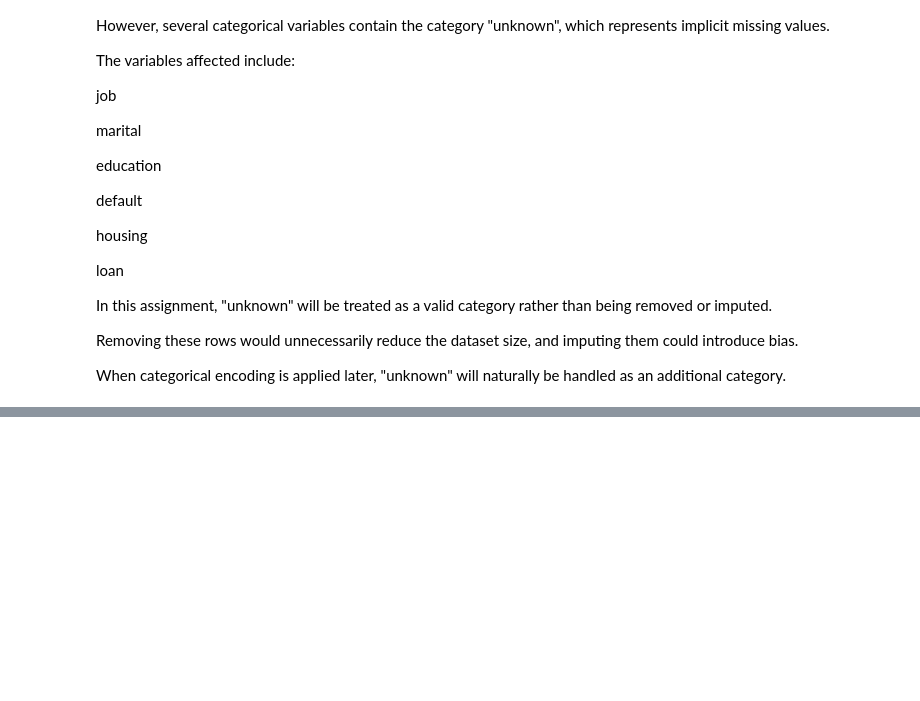
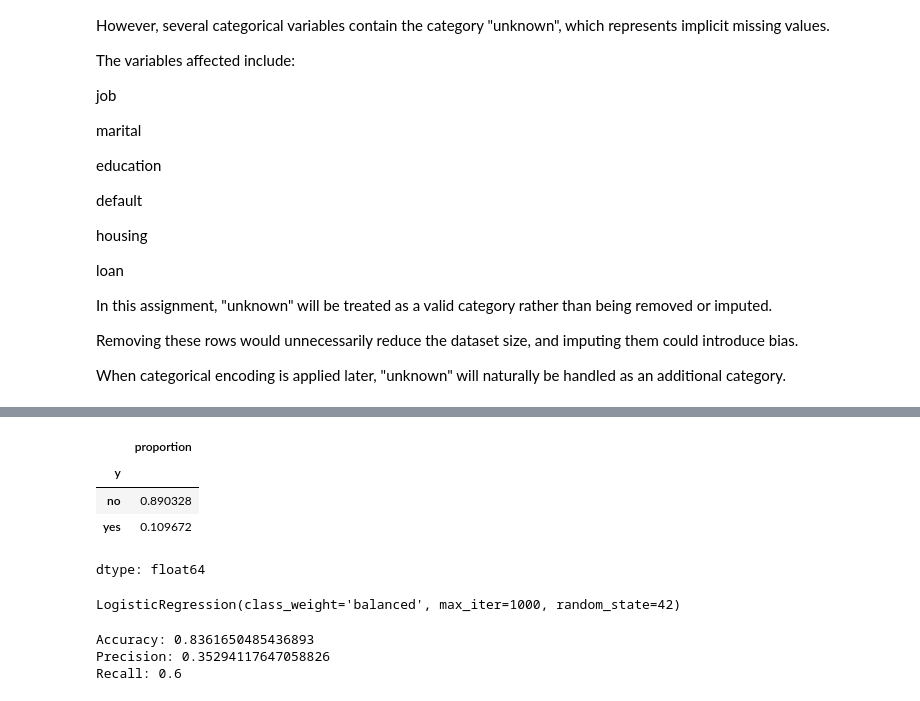
Before and after one commit to embob1/ML-fundamentals-2026, a Jupyter notebook: assignment_1_MOHAMED_EMBABY.ipynb, the cells around one changed output, grey strips where cells are left out. Saved outputs shown, nothing was run; the diff lists cells and outputs as text; code cells hidden in the pictures; blank space fills up the shorter version.

```diff
--- a/assignment_1_MOHAMED_EMBABY.ipynb
+++ b/assignment_1_MOHAMED_EMBABY.ipynb
@@ -225,0 +397,31 @@ SyntaxError: invalid character '→' (U+2192) (3546989898.py, line 1)
+# %%
+y_train.value_counts(normalize=True)
+# %% [output]
+|  | proportion |
+| y |  |
+| no | 0.890328 |
+| yes | 0.109672 |
+dtype: float64
+# %%
+from sklearn.linear_model import LogisticRegression
+from sklearn.metrics import accuracy_score, precision_score, recall_score
+
+model = LogisticRegression(
+    max_iter=1000,
+    class_weight="balanced",
+    random_state=42
+)
+
+model.fit(X_train_final, y_train)
+# %% [output]
+LogisticRegression(class_weight='balanced', max_iter=1000, random_state=42)
+# %%
+y_val_pred = model.predict(X_val_final)
+
+print("Accuracy:", accuracy_score(y_val, y_val_pred))
+print("Precision:", precision_score(y_val, y_val_pred, pos_label="yes"))
+print("Recall:", recall_score(y_val, y_val_pred, pos_label="yes"))
+# %% [output]
+Accuracy: 0.8361650485436893
+Precision: 0.35294117647058826
+Recall: 0.6
```
Also changed, not shown: parts of 30 cells of this notebook.
